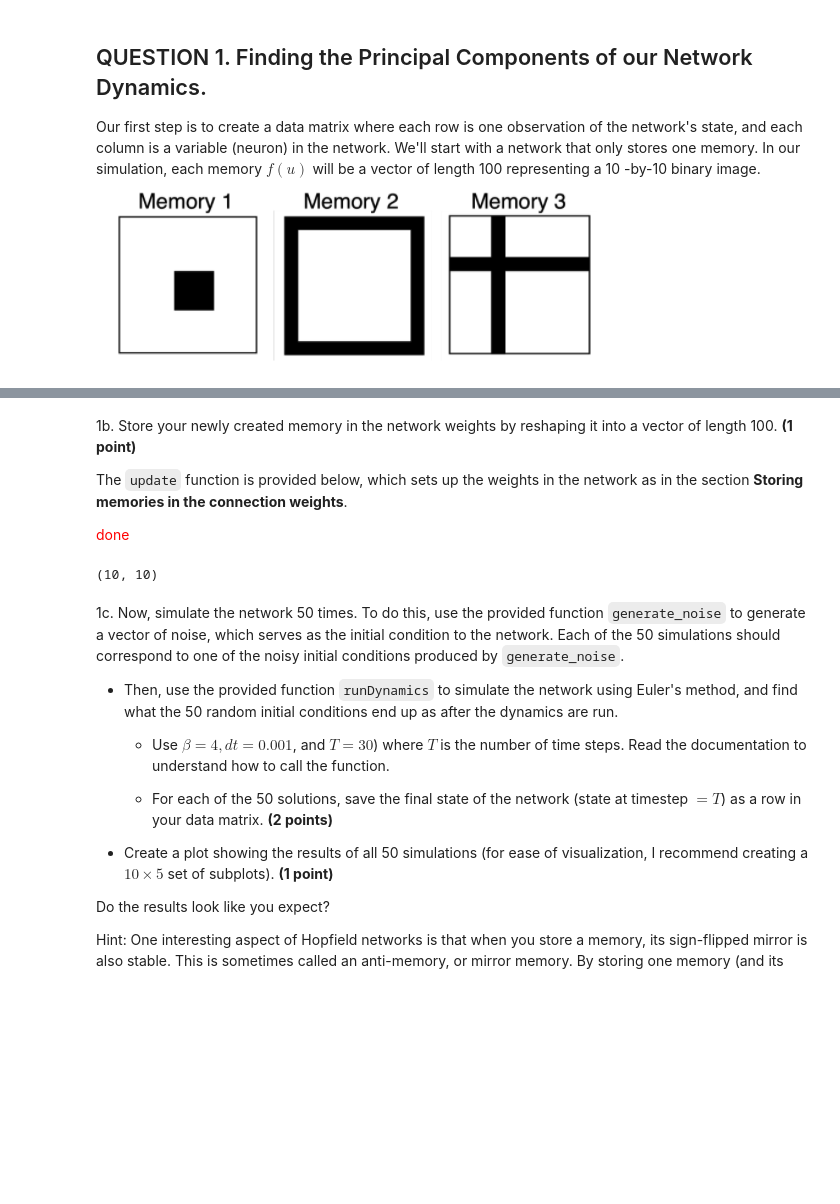
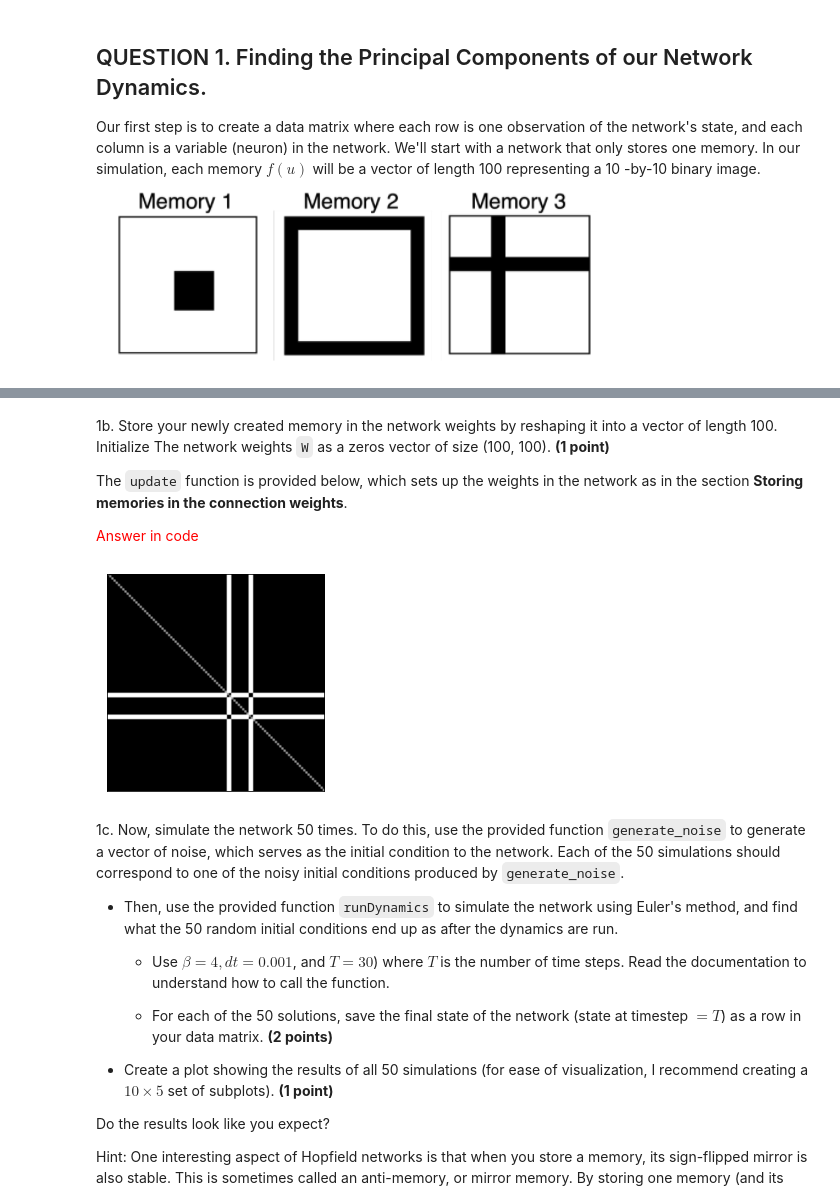
Before and after one commit to karnigili/pni-courses, a Jupyter notebook: 537/pset2_LowDimDynamicsPCA.ipynb, the cells around one changed output, grey strips where cells are left out. Saved outputs shown, nothing was run; the diff lists cells and outputs as text; code cells hidden in the pictures; blank space fills up the shorter version.

```diff
--- a/537/pset2_LowDimDynamicsPCA.ipynb
+++ b/537/pset2_LowDimDynamicsPCA.ipynb
@@ -96,34 +154,20 @@ plt.imshow(mem1.reshape(10, 10))
 # %% [markdown]
-1b. Store your newly created memory in the network weights by reshaping it into a vector of length 100. **(1 point)**
+1b. Store your newly created memory in the network weights by reshaping it into a vector of length 100. Initialize The network weights `W` as a zeros vector of size (100, 100). **(1 point)**
 
 The `update` function is provided below, which sets up the weights in the network as in the section **Storing memories in the connection weights**.
 
-<font color="red"> done </font>
+<font color="red"> Answer in code </font>
-# %%
-# add memory to Hopfield net
-def update(u,W):
-    '''
-    Inputs:
-        u: nx1 memory vector
-        W: nxn weight matrix
-    Returns:
-        W: nxn updated weight matrix
-    '''
-
-    for i in range(W.shape[0]):
-        for j in range(W.shape[1]):
-            W[i,j] = W[i,j] + (u[i] * u[j])
-            if i == j:
-                W[i,j] = 0
-
-    return W
-
-# YOUR CODE HERE TO STORE PATTERN IN CONNECTION WEIGHTS
-W = np.zeros((10,10))
-W = update(mem1, W)
-W.shape
-# %% [output]
-(10, 10)
+# %%
+# YOUR CODE HERE TO STORE PATTERN IN CONNECTION WEIGHTS
+w_init = np.zeros((100,100))
+W1 = update(mem1.reshape(100), w_init)
+
+plt.imshow(W1, cmap=cmap)
+plt.xticks([])
+plt.yticks([])
+plt.show()
+# %% [output]
+[figure, added]
 # %% [markdown]
 1c. Now, simulate the network 50 times. To do this, use the provided function  `generate_noise` to generate a vector of noise, which serves as the initial condition to the network. Each of the 50 simulations should correspond to one of the noisy initial conditions produced by `generate_noise`.
 - Then, use the provided function `runDynamics` to simulate the network using Euler's method, and find what the 50 random initial conditions end up as after the dynamics are run.
```
Also changed, not shown: parts of 67 cells of this notebook, 3 other files.
